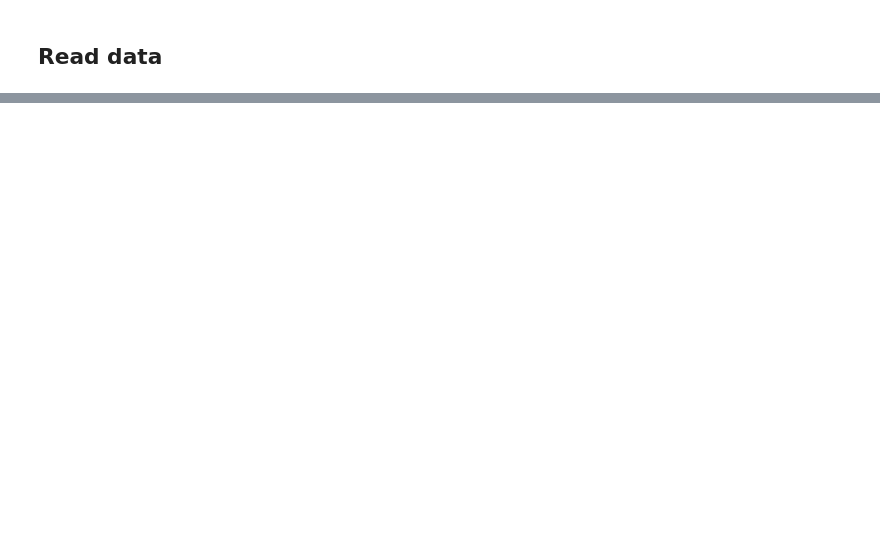
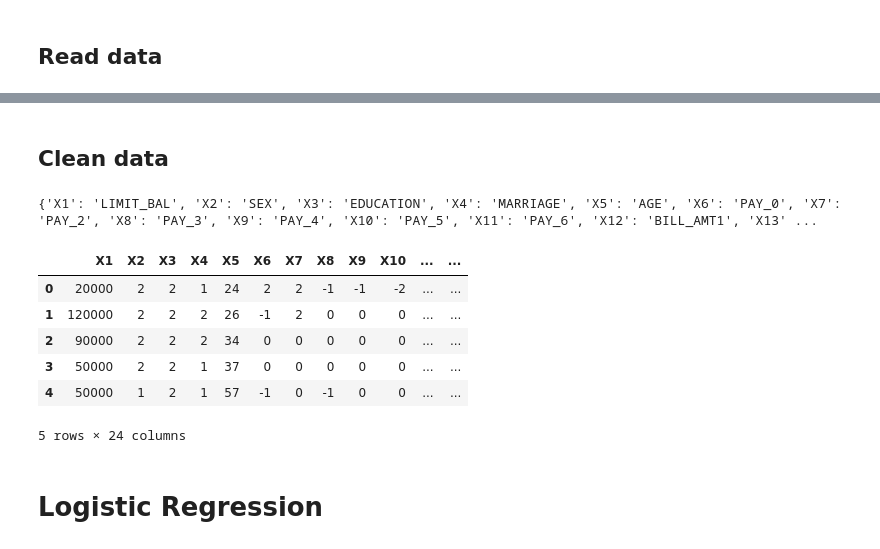
Before and after one commit to ecribbie/6912_PROJECT, a Jupyter notebook: data_analysis.ipynb, the cells around one changed output, grey strips where cells are left out. Cells and saved outputs as stored; diff of their text form; code cells hidden in the pictures; blank space fills up the shorter version.

```diff
--- a/data_analysis.ipynb
+++ b/data_analysis.ipynb
@@ -70,0 +23,4 @@ fatal: could not read Username for 'https://github.com': No such device or addre
+# %%
+data_original=pd.read_excel("default of credit card clients.xls")
+data_original.head()
+#do not touch this dataset, a copy is made into dat to use (it is the one that is cleaned below)
@@ -70,0 +35,30 @@ fatal: could not read Username for 'https://github.com': No such device or addre
+# %% [markdown]
+## Clean data
+# %%
+dat=data_original.copy()
+# Remove id column
+dat.drop(dat.columns[0], axis=1, inplace=True)
+
+# Dict of column names to definition
+labels_to_variable = {}
+for idx, column in enumerate(dat.columns):
+    labels_to_variable[column]=dat.iloc[0, idx]
+print(labels_to_variable)
+
+# Remove the first row (labels)
+dat = dat.iloc[1:]
+
+# Reset index after removing the first row
+dat.reset_index(drop=True, inplace=True)
+dat.head()
+# %% [output]
+{'X1': 'LIMIT_BAL', 'X2': 'SEX', 'X3': 'EDUCATION', 'X4': 'MARRIAGE', 'X5': 'AGE', 'X6': 'PAY_0', 'X7': 'PAY_2', 'X8': 'PAY_3', 'X9': 'PAY_4', 'X10': 'PAY_5', 'X11': 'PAY_6', 'X12': 'BILL_AMT1', 'X13' ...
+|  | X1 | X2 | X3 | X4 | X5 | X6 | X7 | X8 | X9 | X10 | ... | ... |
+| 0 | 20000 | 2 | 2 | 1 | 24 | 2 | 2 | -1 | -1 | -2 | ... | ... |
+| 1 | 120000 | 2 | 2 | 2 | 26 | -1 | 2 | 0 | 0 | 0 | ... | ... |
+| 2 | 90000 | 2 | 2 | 2 | 34 | 0 | 0 | 0 | 0 | 0 | ... | ... |
+| 3 | 50000 | 2 | 2 | 1 | 37 | 0 | 0 | 0 | 0 | 0 | ... | ... |
+| 4 | 50000 | 1 | 2 | 1 | 57 | -1 | 0 | -1 | 0 | 0 | ... | ... |
+5 rows × 24 columns
+# %% [markdown]
+# Logistic Regression
```
Also changed, not shown: parts of 11 cells of this notebook.
